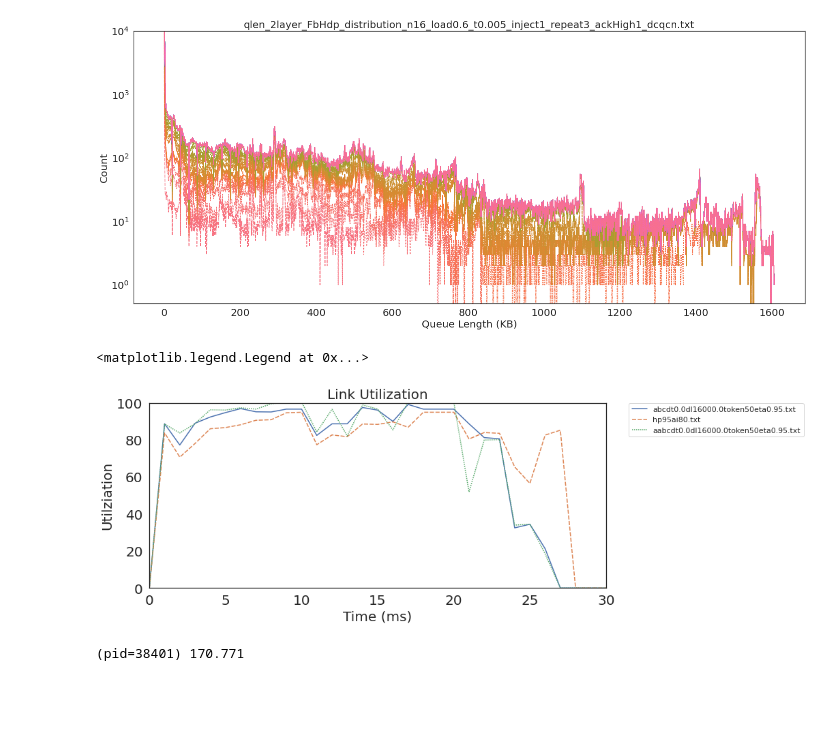
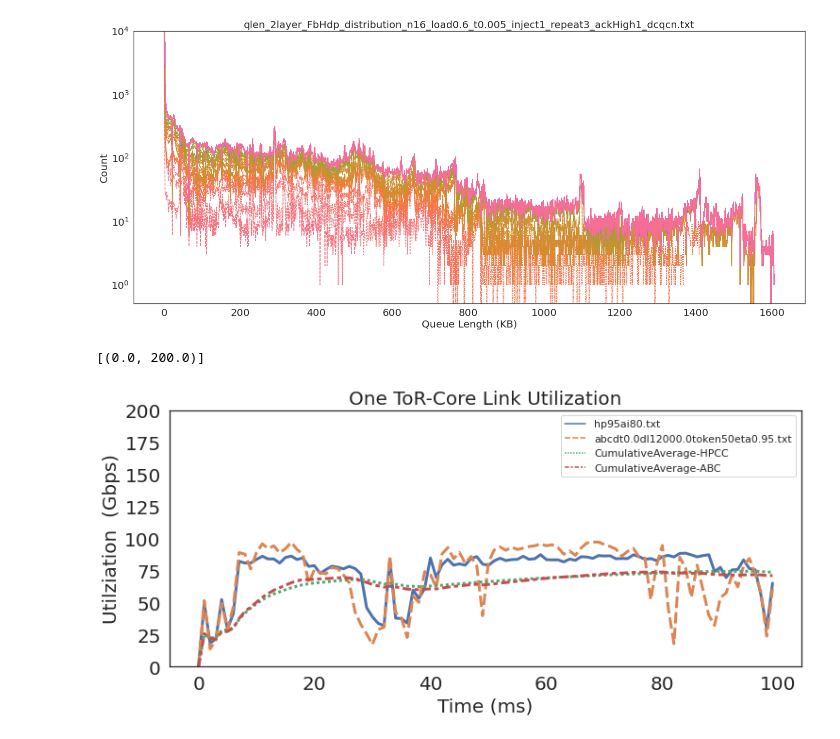
Before and after one commit to cxyzhao/High-Precision-Congestion-Control, a Jupyter notebook: cc_exp_ctrl.ipynb, the cells around one changed output. Drawn from its saved outputs; the diff is of its cells as text; code cells hidden in the pictures; blank space fills up the shorter version.

```diff
--- a/cc_exp_ctrl.ipynb
+++ b/cc_exp_ctrl.ipynb
@@ -179,15 +80,0 @@ for abc_delta in [16000, 32000, 64000]:
-# %%
-prefix = "1longflow"
-abc_dt = 32000
-abc_delta = 32000
-ack = 1
-lst = []
-for method in ["slow", "abc", "hp", "dctcp", "timely", "dcqcn"]:
-    trace = prefix
-    if (method != "slow"):
-        f_id = launch.remote(method, trace, slow_unit= 0, ack_highprio = ack, abc_dt = abc_dt, abc_delta = abc_delta)
-        lst.append(f_id)
-    else:
-        f_id = launch.remote("abc", trace, slow_unit=1, ack_highprio = ack, abc_dt = abc_dt, abc_delta = abc_delta)
-        lst.append(f_id)
-ray.wait(lst, num_returns=len(lst))
@@ -602,4 +80,0 @@ for abc_eta in [0.85, 0.9, 0.95]:
-# %%
-trace = "FbHdp_distribution_n16_load0.6_t0.005_inject1_repeat3"
-
-f_id = launch.remote("aabc", trace, slow_unit=0, ack_highprio = 1, abc_dt=0, abc_delta=16000, abc_token=50)
@@ -690,55 +257,72 @@ import pandas as pd
 import seaborn as sns
 import matplotlib.pyplot as plt
 
+def tranfer_name(cc_name):
+    cc_name = cc_name.replace("aabc", "pw-abc")
+    cc_name = cc_name.replace("rabc", "wr-abc")
+    return cc_name
+
 link_dir = "/home/cxyzhao/High-Precision-Congestion-Control/simulation/mix/"
 #link_name = "link_2layer_FbHdp_distribution_n16_load0.6_t0.005_inject1_repeat3_ackHigh1_hp95ai80.txt"
 
-link_name_lst = ["link_2layer_FbHdp_distribution_n16_load0.6_t0.005_inject1_repeat3_ackHigh1_abcdt0.0dl16000.0token50eta0.95.txt",
-                "link_2layer_FbHdp_distribution_n16_load0.6_t0.005_inject1_repeat3_ackHigh1_hp95ai80.txt",
-                "link_2layer_FbHdp_distribution_n16_load0.6_t0.005_inject1_repeat3_ackHigh1_aabcdt0.0dl16000.0token50eta0.95.txt"]
+# link_name_lst = ["link_2layer_FbHdp_distribution_n16_load0.6_t0.005_inject1_repeat3_ackHigh1_abcdt0.0dl16000.0token50eta0.95.txt",
+#                 "link_2layer_FbHdp_distribution_n16_load0.6_t0.005_inject1_repeat3_ackHigh1_hp95ai80.txt",
+#                 "link_2layer_FbHdp_distribution_n16_load0.6_t0.005_inject1_repeat3_ackHigh1_aabcdt0.0dl16000.0token50eta0.95.txt"]
+link_name_lst = ["link_2layer_FbHdp_distribution_n64_load0.6_t0.1_incast0_pattern0_ackHigh1_hp95ai80.txt",
+                 "link_2layer_FbHdp_distribution_n64_load0.6_t0.1_incast0_pattern0_ackHigh1_abcdt0.0dl12000.0token50eta0.95.txt",]
+                 #"link_2layer_FbHdp_distribution_n64_load0.6_t0.1_incast0_pattern0_ackHigh1_aabcdt0.0dl12000.0token50eta0.95.txt",]
+                 #"link_2layer_FbHdp_distribution_n64_load0.6_t0.1_incast0_pattern0_ackHigh1_aabcdt0.0dl12000.0token50eta0.95.txt",
+                 #"link_2layer_FbHdp_distribution_n64_load0.6_t0.1_incast0_pattern0_ackHigh1_rabcdt0.0dl12000.0token50eta0.95.txt"]
+#                  "link_2layer_FbHdp_distribution_n64_load0.6_t0.1_incast0_pattern0_ackHigh1_abcdt0.0dl12000.0token50eta0.95.txt",
+#                  "link_2layer_FbHdp_distribution_n64_load0.6_t0.1_incast0_pattern0_ackHigh1_abcdt0.0dl12000.0token50eta1.3.txt",
+#                  "link_2layer_FbHdp_distribution_n64_load0.6_t0.1_incast0_pattern0_ackHigh1_hp95ai80.txt"]
 df =pd.DataFrame()
 
 for link_name in link_name_lst:
     link_file = link_dir + link_name
-    cc_name  = link_name[75:]
+    cc_name  = link_name[74:]
     port_to_linkutil_series = {}
     with open(link_file) as f:
         lines =f.readlines()
         for line in lines:
             if line.find("time") != -1:
                 continue
             else:
                 lst = line.split()
                 lst = [float(i) for i in lst]
                 name = "switch{}port{}".format(int(lst[0]), int(lst[1]))
                 if name not in port_to_linkutil_series.keys():
                     port_to_linkutil_series[name] = []
                 port_to_linkutil_series[name].append(lst[2])
 
 
-
-    df = pd.concat([df, pd.DataFrame(port_to_linkutil_series["switch64port2"], columns=[cc_name]) ], axis=1)
+    cc_name  = tranfer_name(cc_name)
+    df = pd.concat([df, pd.DataFrame(port_to_linkutil_series["switch64port14"], columns=[cc_name]) ], axis=1)
 
 
 
 
+#df['Cumulative Moving Average'] = df.expanding().mean()
+accu_avg = df.expanding().mean()
+accu_avg.columns = ["CumulativeAverage-HPCC", "CumulativeAverage-ABC"]
+
+df = pd.concat([df, accu_avg])
 sns.set(rc={'figure.figsize':(12,5)})
 sns.set_style('white')
 
 #g.set_yticks([5000 * (i+1) for i in range(8)])
 
 #g.set_yticklabels(g.get_yticks(), size=20)
 plt.yticks(fontsize=20)
 plt.xticks(fontsize=20)
-g= sns.lineplot(data=df)
-g.set_title("Link Utilization", fontsize = 20)
+g= sns.lineplot(data=df, linewidth = 3)
+g.set_title("One ToR-Core Link Utilization", fontsize = 20)
 g.set_xlabel("Time (ms)", fontsize = 20)
-g.set_ylabel("Utilziation", fontsize = 20)
-g.set(ylim=(0, 100))
-g.set(xlim=(0, 30))
-plt.legend(bbox_to_anchor=(1.05, 1), loc=2, borderaxespad=0.)
+g.set_ylabel("Utilziation  (Gbps)", fontsize = 20)
+g.set(ylim=(0, 200))
+# g.set(xlim=(0, 30))
+#plt.legend(bbox_to_anchor=(1.05, 1), loc=2, borderaxespad=0.)
 #plt.legend([],[], frameon=False)
 # %% [output]
-<matplotlib.legend.Legend at 0x...>
+[(0.0, 200.0)]
-[figure, old version]
+[figure, new version]
-(pid=38401) 170.771
```
Also changed, not shown: parts of 16 cells of this notebook, 5 other files.
